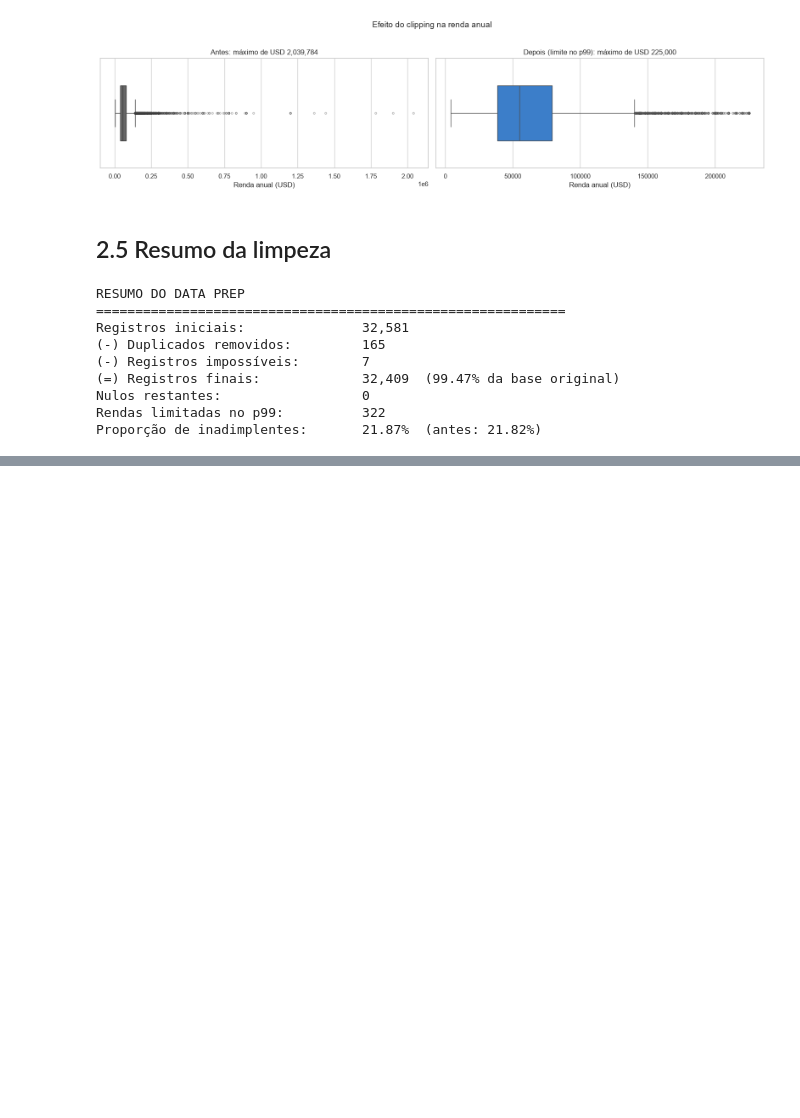
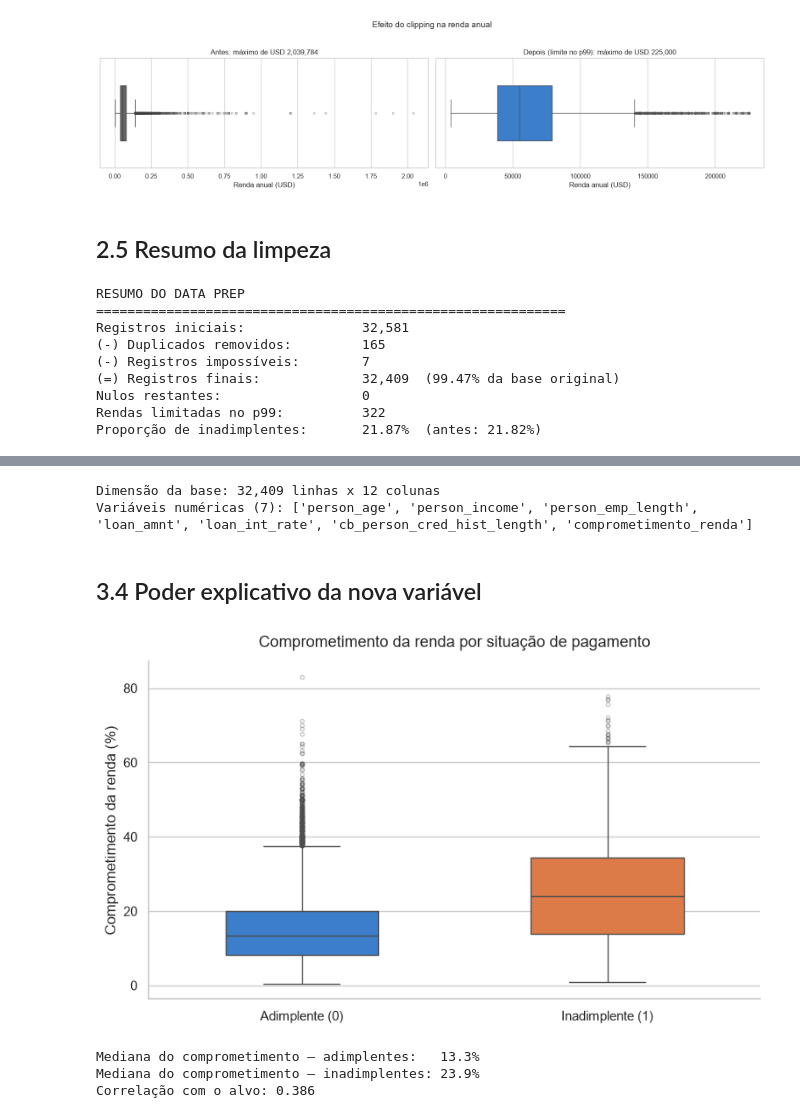
Before and after one commit to waldineilameira-lab/risco-credito-ml, a Jupyter notebook: notebooks/pipeline_risco_credito.ipynb, the cells around one changed output, grey strips where cells are left out. Drawn from its saved outputs; the diff is of its cells as text; code cells hidden in the pictures; blank space fills up the shorter version.

Commit message:
feat: cria comprometimento_renda e remove loan_percent_income redundante

```diff
--- a/notebooks/pipeline_risco_credito.ipynb
+++ b/notebooks/pipeline_risco_credito.ipynb
@@ -952,0 +1037,45 @@ Proporção de inadimplentes:       21.87%  (antes: 21.82%)
+# %%
+# ============================================================
+# 3.3 Remoção da coluna redundante
+# ============================================================
+
+df = df.drop(columns="loan_percent_income")
+
+# Atualiza a lista de variáveis numéricas usada nas próximas fases
+col_numericas = [c for c in col_numericas if c != "loan_percent_income"] + ["comprometimento_renda"]
+
+print(f"Dimensão da base: {df.shape[0]:,} linhas x {df.shape[1]} colunas")
+print(f"Variáveis numéricas ({len(col_numericas)}): {col_numericas}")
+# %% [output]
+Dimensão da base: 32,409 linhas x 12 colunas
+Variáveis numéricas (7): ['person_age', 'person_income', 'person_emp_length', 'loan_amnt', 'loan_int_rate', 'cb_person_cred_hist_length', 'comprometimento_renda']
+# %% [markdown]
+## 3.4 Poder explicativo da nova variável
+# %%
+# ============================================================
+# 3.4 Comprometimento da renda por classe do alvo
+# ============================================================
+
+fig, ax = plt.subplots(figsize=(9, 5))
+sns.boxplot(
+    data=df, x=ALVO, y="comprometimento_renda", hue=ALVO,
+    palette={0: COR_ADIMPLENTE, 1: COR_INADIMPLENTE}, legend=False, width=0.5, ax=ax,
+    flierprops={"marker": "o", "markersize": 3, "alpha": 0.3},
+)
+ax.set_xticks([0, 1], ["Adimplente (0)", "Inadimplente (1)"])
+ax.set_xlabel("")
+ax.set_ylabel(ROTULOS["comprometimento_renda"])
+ax.set_title("Comprometimento da renda por situação de pagamento", fontsize=13, pad=12)
+sns.despine()
+fig.savefig(PASTA_FIGURAS / "07_comprometimento_por_alvo.png", bbox_inches="tight")
+plt.show()
+
+mediana_por_classe = df.groupby(ALVO)["comprometimento_renda"].median()
+print(f"Mediana do comprometimento — adimplentes:   {mediana_por_classe[0]:.1f}%")
+print(f"Mediana do comprometimento — inadimplentes: {mediana_por_classe[1]:.1f}%")
+print(f"Correlação com o alvo: {df['comprometimento_renda'].corr(df[ALVO]):.3f}")
+# %% [output]
+[figure, added]
+Mediana do comprometimento — adimplentes:   13.3%
+Mediana do comprometimento — inadimplentes: 23.9%
+Correlação com o alvo: 0.386
```
Also changed, not shown: parts of 7 cells of this notebook, 1 other file.
